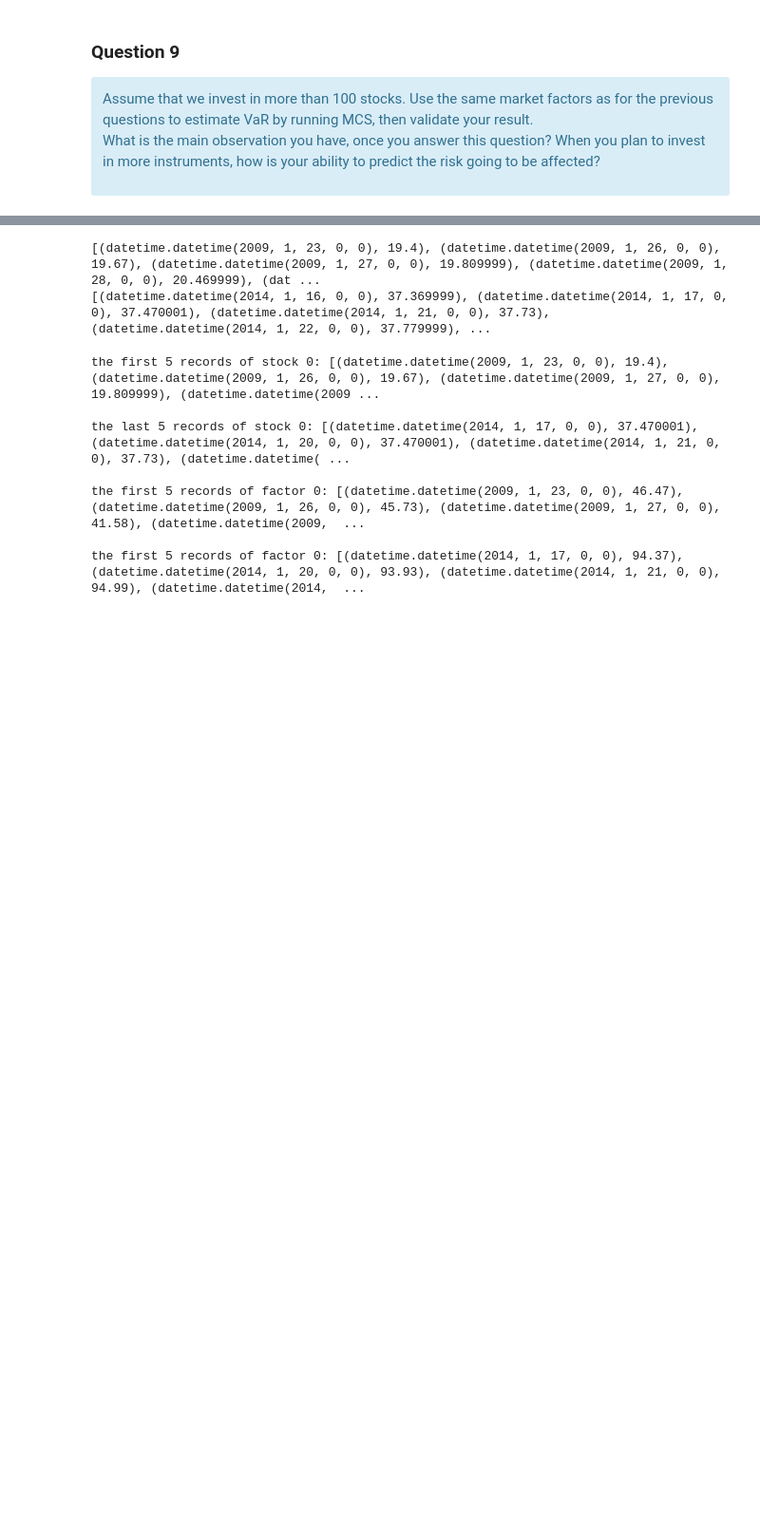
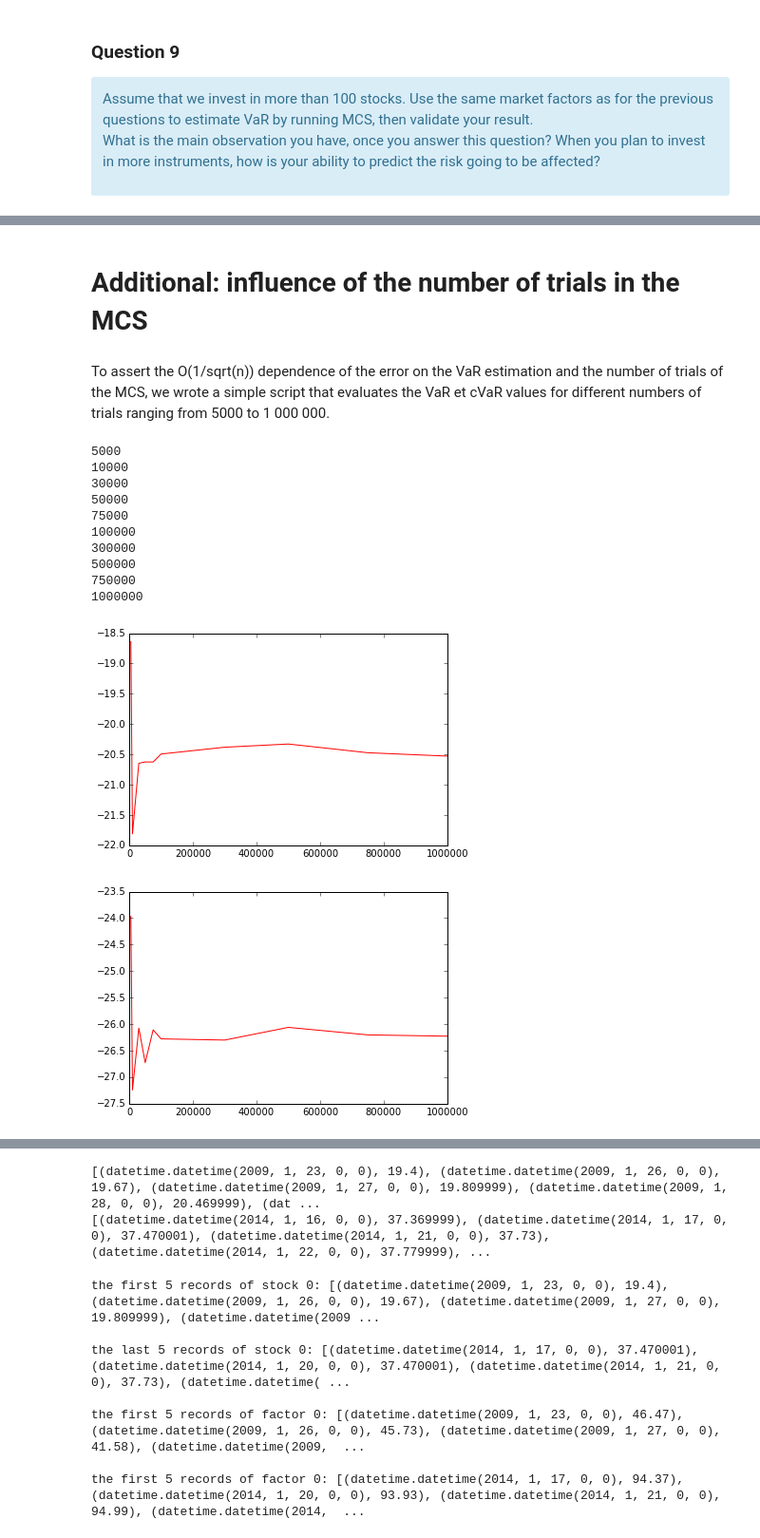
Before and after one commit to sjerbi/Algorithmic-Machine-Learning, a Jupyter notebook: [Lecture 7+8] Estimating Financial Risk through Monte Carlo Simulation.ipynb, the cells around one changed output, grey strips where cells are left out. Shown: that part at 95% size. Drawn from its saved outputs; the diff is of its cells as text; code cells hidden in the pictures; blank space fills up the shorter version.

```diff
--- a/[Lecture 7+8] Estimating Financial Risk through Monte Carlo Simulation.ipynb
+++ b/[Lecture 7+8] Estimating Financial Risk through Monte Carlo Simulation.ipynb
@@ -1191,0 +1281,20 @@ What is the main observation you have, once you answer this question? When you p
+# %%
+parallelism = 12
+numTrials = 10000
+trial_indexes = list(range(0, parallelism))
+seedRDD = sc.parallelize(trial_indexes, parallelism)
+bFactorWeights = sc.broadcast(weights_1000)
+
+trials = seedRDD.flatMap(lambda idx: \
+                simulateTrialReturns(
+                    max(int(numTrials/parallelism), 1),
+                    factorMeans, factorCov,
+                    bFactorWeights.value, 1
+                ))
+trials.cache()
+
+valueAtRisk_1000 = fivePercentVaR(trials)
+conditionalValueAtRisk_1000 = fivePercentCVaR(trials)
+
+print("Value at Risk(VaR) 5%:", valueAtRisk_1000)
+print("Conditional Value at Risk(CVaR) 5%:", conditionalValueAtRisk_1000)
@@ -1191,0 +1337,42 @@ What is the main observation you have, once you answer this question? When you p
+# %% [markdown]
+<h1>Additional: influence of the number of trials in the MCS</h1>
+# %% [markdown]
+To assert the O(1/sqrt(n)) dependence of the error on the VaR estimation and the number of trials of the MCS, we wrote a simple script that evaluates the VaR et cVaR values for different numbers of trials ranging from 5000 to 1 000 000.
+# %%
+#test for the portfolio size of 35
+valuesAtRisk=[]
+conditionalValuesAtRisk=[]
+
+numsTrials = [5000,10000,30000,50000,75000,100000,300000,500000,750000,1000000]
+for numTrials in numsTrials:
+    trials = seedRDD.flatMap(lambda idx: \
+                simulateTrialReturns(
+                    max(int(numTrials/parallelism), 1),
+                    factorMeans, factorCov,
+                    bFactorWeights.value, 1
+                ))
+    trials.cache()
+    valueAtRisk = fivePercentVaR(trials)
+    conditionalValueAtRisk = fivePercentCVaR(trials)
+    valuesAtRisk+=[valueAtRisk]
+    conditionalValuesAtRisk+=[conditionalValueAtRisk]
+    #print("VaR for numTrials = %f: %f",numTrials,valueAtRisk)
+    #print("cVaR for numTrials = %f: %f",numTrials,conditionalValueAtRisk)
+    print(numTrials)
+plt.plot(numsTrials, valuesAtRisk, 'r')
+plt.show()
+plt.plot(numsTrials, conditionalValuesAtRisk, 'r')
+plt.show()
+# %% [output]
+5000
+10000
+30000
+50000
+75000
+100000
+300000
+500000
+750000
+1000000
+[figure, added]
+[figure, added]
```
Also changed, not shown: parts of 121 cells of this notebook, 1 other file.
